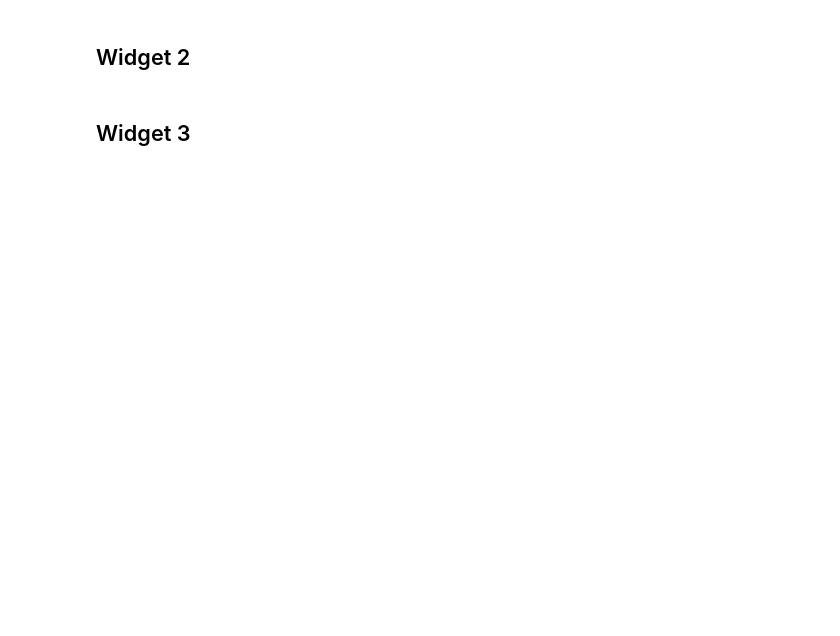
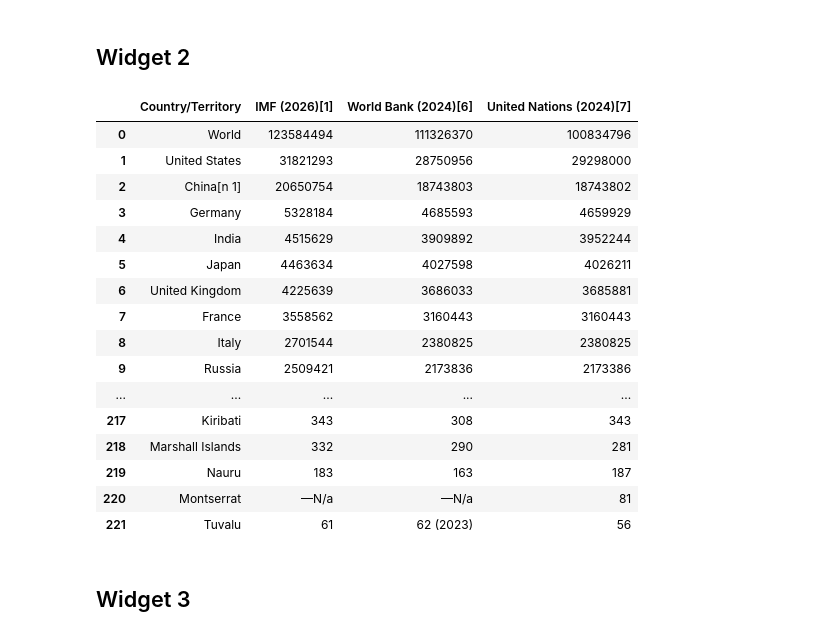
Before and after one commit to guyfrancis/dat1001, a Jupyter notebook: Soup_Widgets.ipynb, the cells around one changed output. Drawn from its saved outputs; the diff is of its cells as text; code cells hidden in the pictures; blank space fills up the shorter version.

```diff
--- a/Soup_Widgets.ipynb
+++ b/Soup_Widgets.ipynb
@@ -48,23 +54,41 @@ for code in codelist:
 ## Widget 2
 # %%
 # Assign the page to URL.
-URL = "https://data.coloradoan.com/fires/"
-
+URL = "https://en.wikipedia.org/wiki/List_of_countries_by_GDP_(nominal)"
+headers = { "User-Agent": "Jupyter Hub / Python 3.x Data Science Class" }
 # Request the page HTML information.
-page = r.get(URL)
+page = r.get(URL,headers=headers)
 
 # Assign the tables from the (str) response into a list of DataFrames.
 tables = pd.read_html(page.content)
 
 # Assign the first table and display it.
-first_table = tables[0]
+first_table = tables[2]
 
 # Show the entire table.
 pd.set_option('display.max_columns', None)
 pd.set_option('display.max_rows', None)
 
 # Display the table.
 first_table
+# %% [output]
+|  | Country/Territory | IMF (2026)[1] | World Bank (2024)[6] | United Nations (2024)[7] |
+| 0 | World | 123584494 | 111326370 | 100834796 |
+| 1 | United States | 31821293 | 28750956 | 29298000 |
+| 2 | China[n 1] | 20650754 | 18743803 | 18743802 |
+| 3 | Germany | 5328184 | 4685593 | 4659929 |
+| 4 | India | 4515629 | 3909892 | 3952244 |
+| 5 | Japan | 4463634 | 4027598 | 4026211 |
+| 6 | United Kingdom | 4225639 | 3686033 | 3685881 |
+| 7 | France | 3558562 | 3160443 | 3160443 |
+| 8 | Italy | 2701544 | 2380825 | 2380825 |
+| 9 | Russia | 2509421 | 2173836 | 2173386 |
+| ... | ... | ... | ... | ... |
+| 217 | Kiribati | 343 | 308 | 343 |
+| 218 | Marshall Islands | 332 | 290 | 281 |
+| 219 | Nauru | 183 | 163 | 187 |
+| 220 | Montserrat | —N/a | —N/a | 81 |
+| 221 | Tuvalu | 61 | 62 (2023) | 56 |
 # %% [markdown]
 ## Widget 3
 # %%
```
Also changed, not shown: parts of 5 cells of this notebook, 7 other files.
